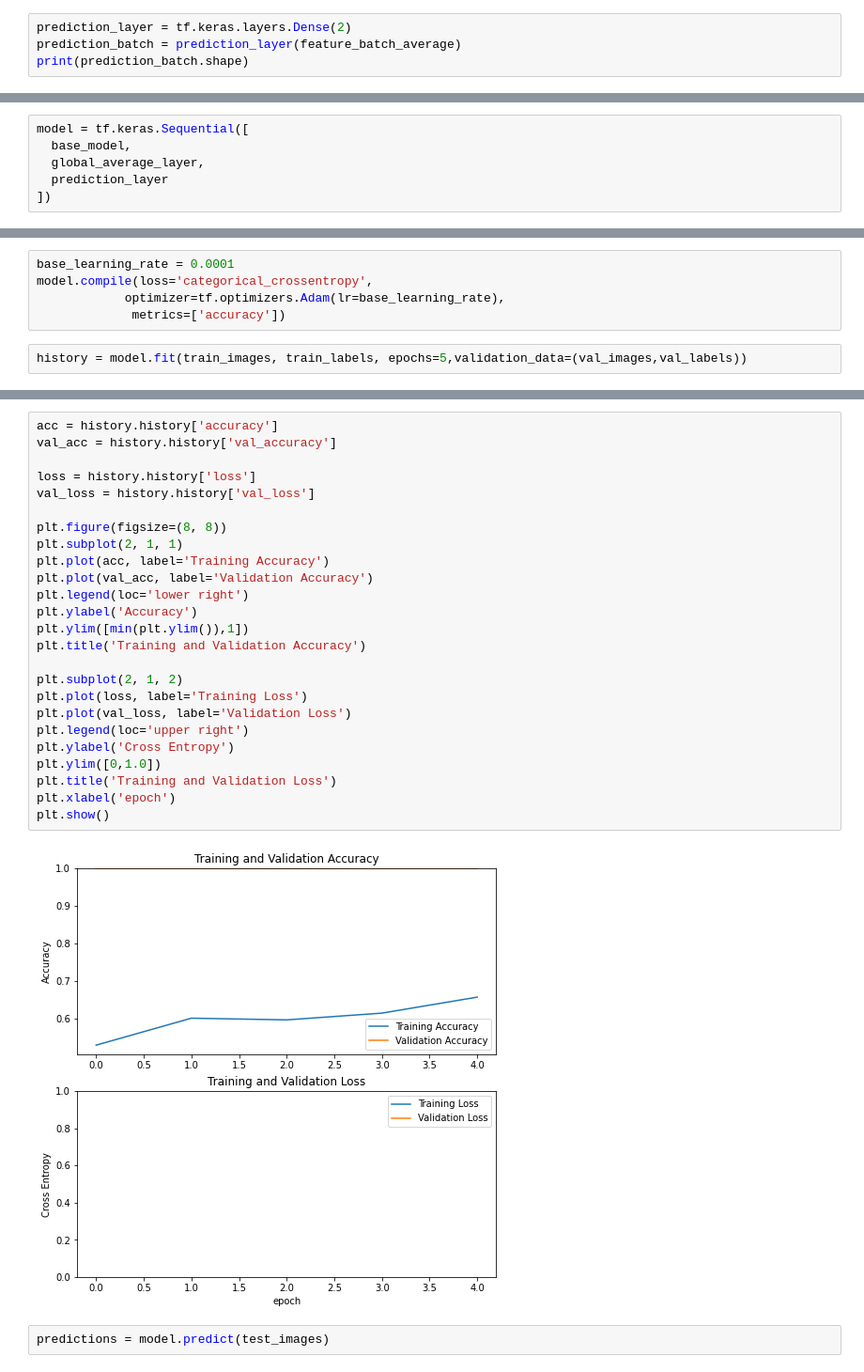
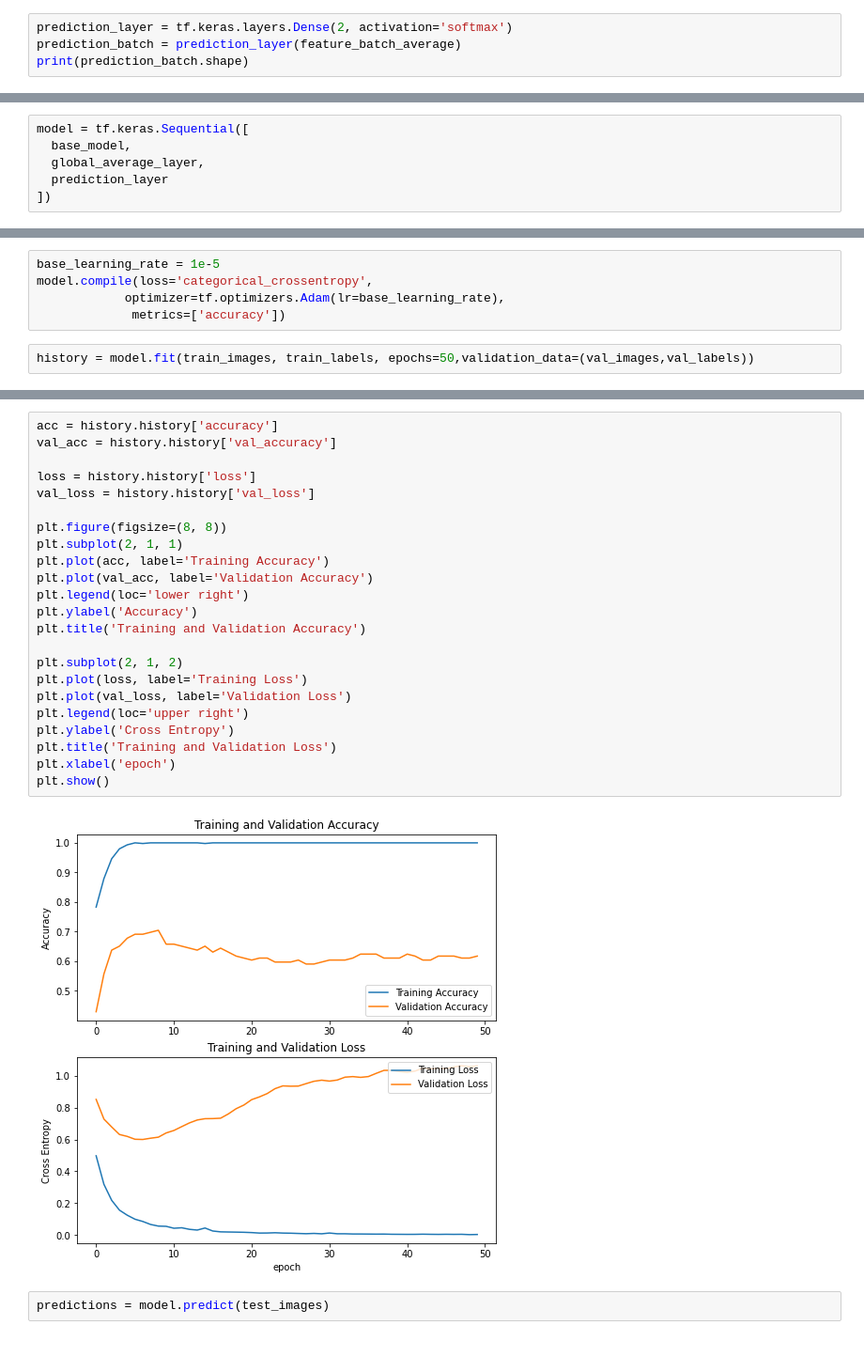
Before and after one commit to abhiyantaabhishek/COVID_19_Detection, a Jupyter notebook: COVID_19_Detection.ipynb, the cells around one changed output, grey strips where cells are left out. Shown at 94% size. Drawn from its saved outputs; the diff is of its cells as text.

```diff
--- a/COVID_19_Detection.ipynb
+++ b/COVID_19_Detection.ipynb
@@ -103,7 +106,7 @@ print(feature_batch_average.shape)
 # %% [output]
 (447, 1664)
 # %%
-prediction_layer = tf.keras.layers.Dense(2)
+prediction_layer = tf.keras.layers.Dense(2, activation='softmax')
 prediction_batch = prediction_layer(feature_batch_average)
 print(prediction_batch.shape)
 # %% [output]
@@ -125,8 +149,8 @@ model = tf.keras.Sequential([
 # %%
-base_learning_rate = 0.0001
+base_learning_rate = 1e-5
 model.compile(loss='categorical_crossentropy',
             optimizer=tf.optimizers.Adam(lr=base_learning_rate),
              metrics=['accuracy'])
 # %%
-history = model.fit(train_images, train_labels, epochs=5,validation_data=(val_images,val_labels))
+history = model.fit(train_images, train_labels, epochs=50,validation_data=(val_images,val_labels))
 # %% [output]
@@ -151,30 +182,28 @@ Test accuracy: 1.0
 # %%
 acc = history.history['accuracy']
 val_acc = history.history['val_accuracy']
 
 loss = history.history['loss']
 val_loss = history.history['val_loss']
 
 plt.figure(figsize=(8, 8))
 plt.subplot(2, 1, 1)
 plt.plot(acc, label='Training Accuracy')
 plt.plot(val_acc, label='Validation Accuracy')
 plt.legend(loc='lower right')
 plt.ylabel('Accuracy')
-plt.ylim([min(plt.ylim()),1])
 plt.title('Training and Validation Accuracy')
 
 plt.subplot(2, 1, 2)
 plt.plot(loss, label='Training Loss')
 plt.plot(val_loss, label='Validation Loss')
 plt.legend(loc='upper right')
 plt.ylabel('Cross Entropy')
-plt.ylim([0,1.0])
 plt.title('Training and Validation Loss')
 plt.xlabel('epoch')
 plt.show()
 # %% [output]
-[figure, old version]
+[figure, new version]
 # %%
 predictions = model.predict(test_images)
 # %%
```
Also changed, not shown: parts of 6 cells of this notebook.
